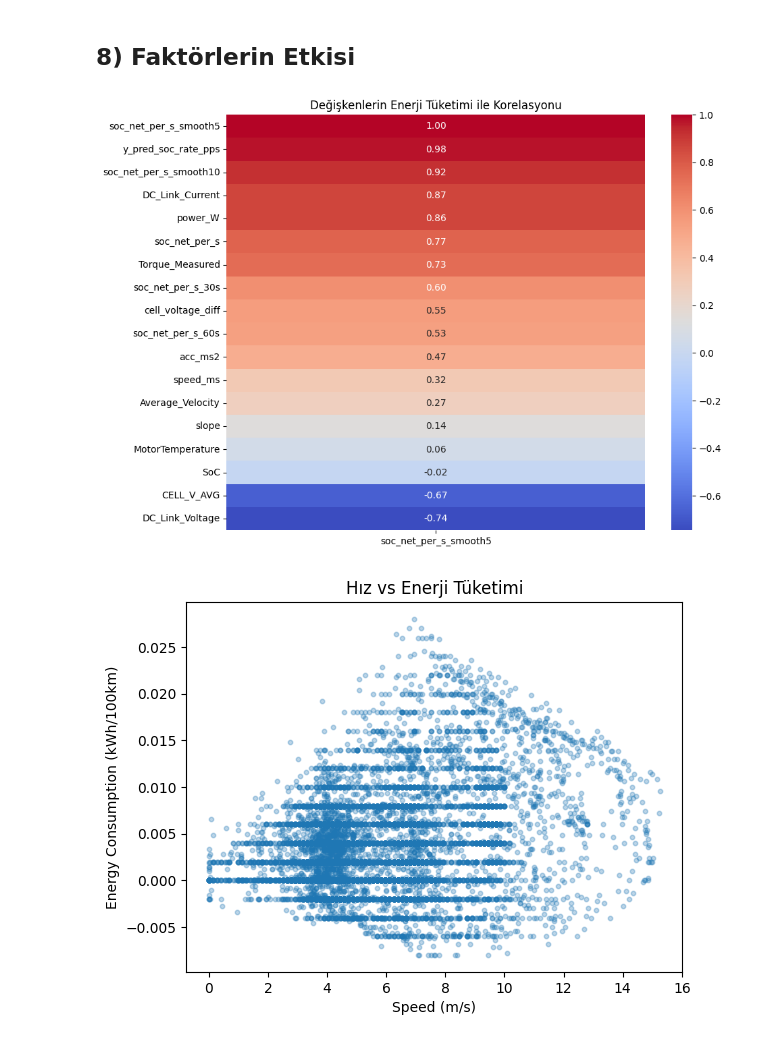
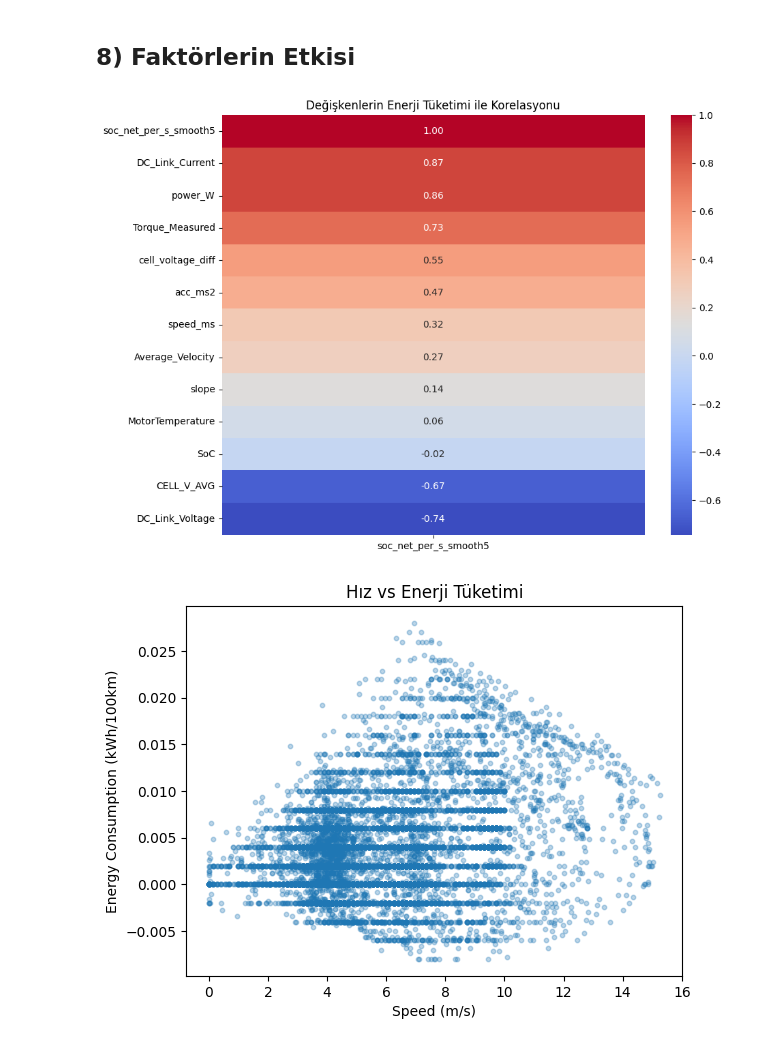
Before and after one commit to gmzdag/ev-energy-prediction, a Jupyter notebook: models/xgboost.ipynb, the cells around one changed output. Drawn from its saved outputs; the diff is of its cells as text; code cells hidden in the pictures.

```diff
--- a/models/xgboost.ipynb
+++ b/models/xgboost.ipynb
@@ -318,7 +321,7 @@ final_params = {
 num_round = int(best_iter) + 1  # best iterasyona kadar
 
 evals = [(dtrain, "train"), (dval, "eval")]
-model_xgb = xgb.train(
+model_xgb_best = xgb.train(
     params=final_params,
     dtrain=dtrain,
     evals=evals,
@@ -686,14 +689,16 @@ plot_exp_summary(exp_remaining_df, top_k=20)
 # %% [markdown]
 ## 8) Faktörlerin Etkisi
 # %%
-corr = df.corr(numeric_only=True)
+cols_to_drop = ["soc_net_per_s", "soc_net_per_s_smooth10", "soc_net_per_s_30s", "soc_net_per_s_60s", "y_pred_soc_rate_pps"]
+corr = df.drop(columns=cols_to_drop).corr(numeric_only=True)
+
 plt.figure(figsize=(10,8))
 sns.heatmap(corr[['soc_net_per_s_smooth5']].sort_values(by='soc_net_per_s_smooth5', ascending=False),
             annot=True, cmap="coolwarm", fmt=".2f")
 plt.title("Değişkenlerin Enerji Tüketimi ile Korelasyonu")
 plt.show()
 # %% [output]
-[figure, old version]
+[figure, new version]
 # %%
 # Hız ve Tüketim
 plt.scatter(df["speed_ms"], df["soc_net_per_s_smooth5"], alpha=0.3, s=10)
```
Also changed, not shown: parts of 10 cells of this notebook.
